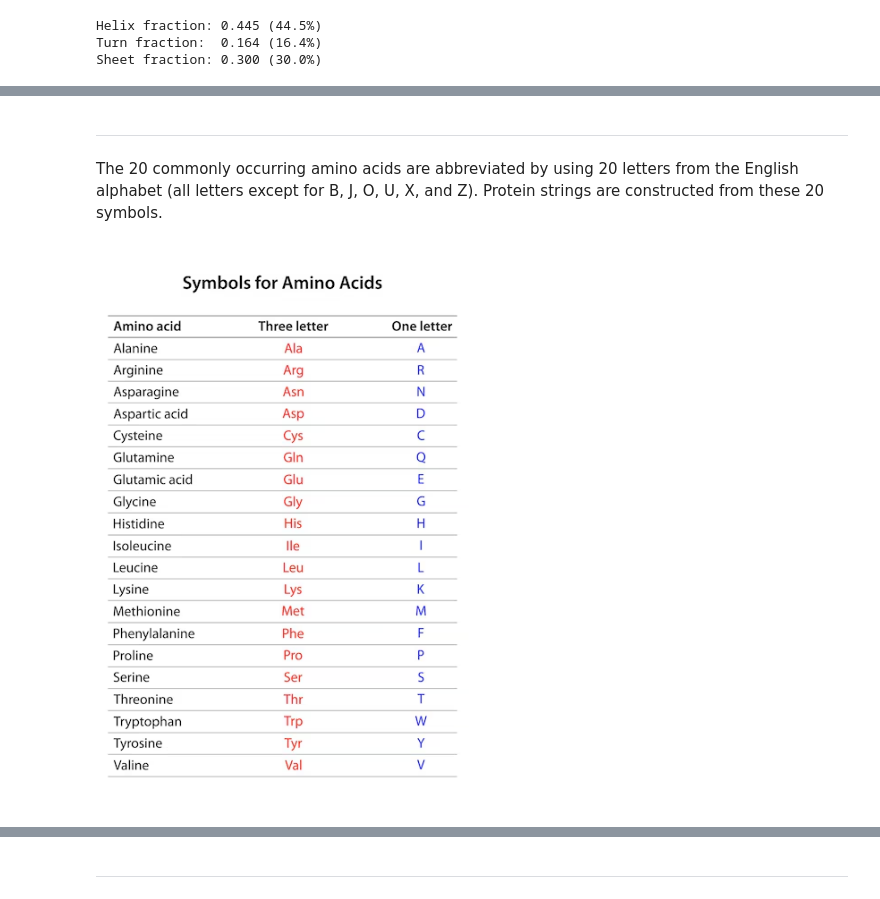
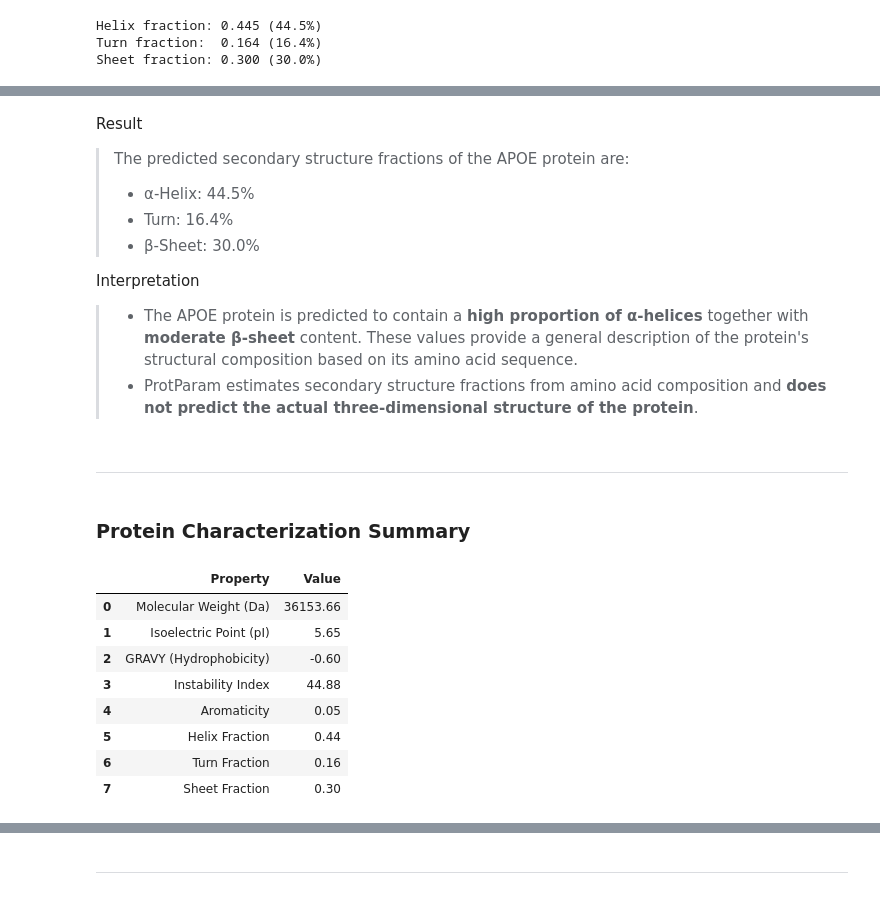
Before and after one commit to sahelsepehri/APOE-Genomics-Alzheimers, a Jupyter notebook: Notebooks/01_Gene_to_Protein.ipynb, the cells around one changed output, grey strips where cells are left out. Saved outputs shown, nothing was run; the diff lists cells and outputs as text; code cells hidden in the pictures.

```diff
--- a/Notebooks/01_Gene_to_Protein.ipynb
+++ b/Notebooks/01_Gene_to_Protein.ipynb
@@ -513,8 +582,57 @@ Secondary Structure Interpretation:
+# %% [markdown]
+Result
+> The predicted secondary structure fractions of the APOE protein are:
+> - α-Helix: 44.5%
+> - Turn: 16.4%
+> - β-Sheet: 30.0%
+
+
+Interpretation
+
+> - The APOE protein is predicted to contain a **high proportion of α-helices** together with **moderate β-sheet** content. These values provide a general description of the protein's structural composition based on its amino acid sequence.
+> - ProtParam estimates secondary structure fractions from amino acid composition and **does not predict the actual three-dimensional structure of the protein**.
 # %% [markdown]
 ---
-# %% [markdown]
-The 20 commonly occurring amino acids are abbreviated by using 20 letters
-from the English alphabet (all letters except for B, J, O, U, X, and Z).
-Protein strings are constructed from these 20 symbols.
-# %% [markdown]
-![image.png](attachment:image.png)
+# %% [markdown]
+### Protein Characterization Summary
+# %%
+sequence = str(protein_record.seq)
+my_protein = ProteinAnalysis(sequence)
+
+# Compute properties
+mw = my_protein.molecular_weight()
+pI = my_protein.isoelectric_point()
+gravy = my_protein.gravy()
+instability = my_protein.instability_index()
+aromaticity = my_protein.aromaticity()
+helix, turn, sheet = my_protein.secondary_structure_fraction()
+
+# Build final table
+data = [
+    ["Molecular Weight (Da)", mw],
+    ["Isoelectric Point (pI)", pI],
+    ["GRAVY (Hydrophobicity)", gravy],
+    ["Instability Index", instability],
+    ["Aromaticity", aromaticity],
+    ["Helix Fraction", helix],
+    ["Turn Fraction", turn],
+    ["Sheet Fraction", sheet]
+]
+
+# Create summary table of ProtParam results
+df = pd.DataFrame(data, columns=["Property", "Value"])
+
+# Round numerical values
+df["Value"] = df["Value"].round(2)
+# Display table
+display(df)
+# %% [output]
+|  | Property | Value |
+| 0 | Molecular Weight (Da) | 36153.66 |
+| 1 | Isoelectric Point (pI) | 5.65 |
+| 2 | GRAVY (Hydrophobicity) | -0.60 |
+| 3 | Instability Index | 44.88 |
+| 4 | Aromaticity | 0.05 |
+| 5 | Helix Fraction | 0.44 |
+| 6 | Turn Fraction | 0.16 |
+| 7 | Sheet Fraction | 0.30 |
```
Also changed, not shown: parts of 45 cells of this notebook.
